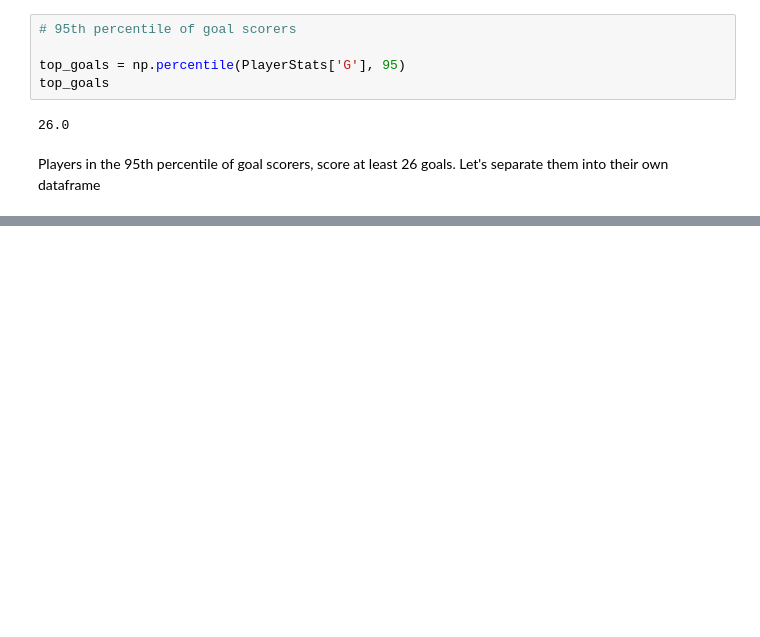
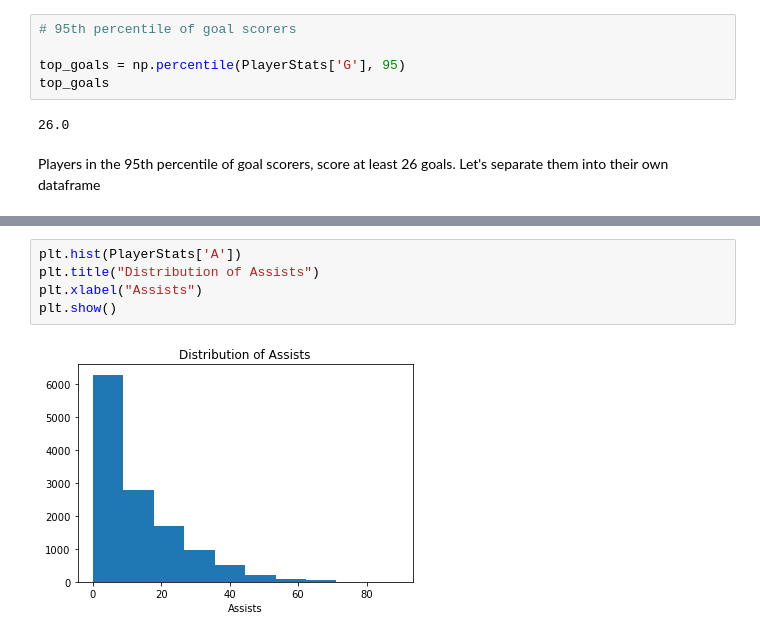
Before and after one commit to lukekerwin/DS-320_Project, a Jupyter notebook: Player Data/PlayerData_Cleaning.ipynb, the cells around one changed output, grey strips where cells are left out. Cells and saved outputs as stored; diff of their text form; blank space fills up the shorter version.

```diff
--- a/Player Data/PlayerData_Cleaning.ipynb
+++ b/Player Data/PlayerData_Cleaning.ipynb
@@ -542,0 +562,7 @@ Name: Pos, dtype: int64
+# %%
+plt.hist(PlayerStats['A'])
+plt.title("Distribution of Assists")
+plt.xlabel("Assists")
+plt.show()
+# %% [output]
+[figure, added]
```
Also changed, not shown: parts of 40 cells of this notebook.
